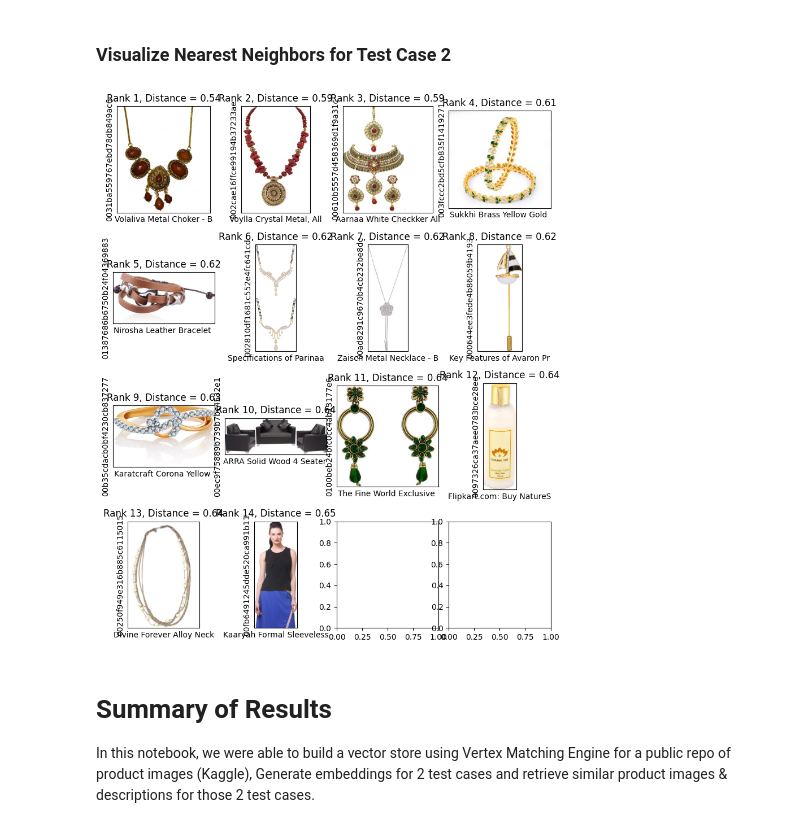
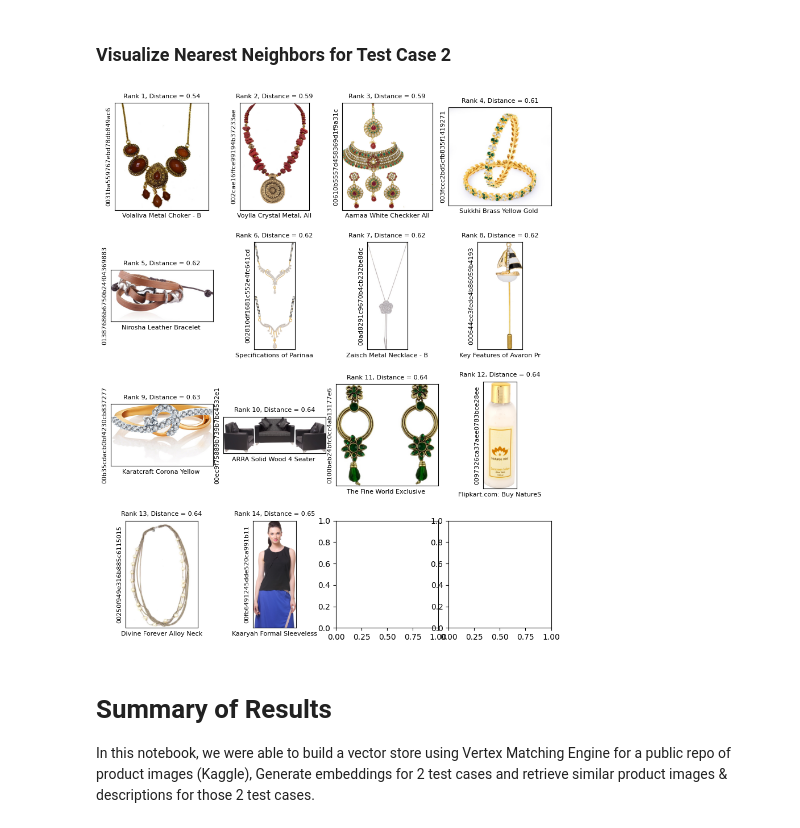
Before and after one commit to guruvittal/codesamples, a Jupyter notebook: Embeddings_Demo.ipynb, the cells around one changed output. Drawn from its saved outputs; the diff is of its cells as text; code cells hidden in the pictures.

```diff
--- a/Embeddings_Demo.ipynb
+++ b/Embeddings_Demo.ipynb
@@ -744,10 +744,10 @@ for i, datalist in enumerate(sorted_data):
     axs[row_idx, col_idx].imshow(image, cmap="gray")
 
     # Set the title of the subplot to the image index and score
-    axs[row_idx, col_idx].set_title(f"Rank {i+1}, Distance = {Dist:.2f}")  # noqa
+    axs[row_idx, col_idx].set_title(f"Rank {i+1}, Distance = {Dist:.2f}", fontsize=8)  # noqa
     #axs[row_idx, col_idx].annotate(f"{neighbor_description[:10]}", (1, 1), fontsize=10)
-    axs[row_idx, col_idx].set_xlabel(f"{neighbor_description[:25]}")
-    axs[row_idx, col_idx].set_ylabel(f"{id[:25]}")
+    axs[row_idx, col_idx].set_xlabel(f"{neighbor_description[:25]}", fontsize=8)
+    axs[row_idx, col_idx].set_ylabel(f"{id[:25]}", fontsize=8)
 
 
     # Remove ticks from the subplot
@@ -841,37 +841,37 @@ for i, datalist in enumerate(sorted_data):
     image_path = ast.literal_eval(df["image"][df["uniq_id"]== id].iloc[0])[0]
     Dist = datalist.distance
     neighbor_description = df["description"][df["uniq_id"]== id].iloc[0]
 
     # Calculate the row and column index for the current image
     row_idx = i // num_cols
     col_idx = i % num_cols
 
         # Check if image_path is a remote URL
     if image_path.startswith("http://") or image_path.startswith("https://"):
         ObjectImage = requests.get(image_path)
         image = Image.open(BytesIO(ObjectImage.content))
     else:
         image = Image.open(image_path)
 
     # Display the image in the current subplot
     axs[row_idx, col_idx].imshow(image, cmap="gray")
 
     # Set the title of the subplot to the image index and score
-    axs[row_idx, col_idx].set_title(f"Rank {i+1}, Distance = {Dist:.2f}")  # noqa
+    axs[row_idx, col_idx].set_title(f"Rank {i+1}, Distance = {Dist:.2f}", fontsize=8)  # noqa
     #axs[row_idx, col_idx].annotate(f"{neighbor_description[:10]}", (1, 1), fontsize=10)
-    axs[row_idx, col_idx].set_xlabel(f"{neighbor_description[:25]}")
-    axs[row_idx, col_idx].set_ylabel(f"{id[:25]}")
+    axs[row_idx, col_idx].set_xlabel(f"{neighbor_description[:25]}", fontsize=8)
+    axs[row_idx, col_idx].set_ylabel(f"{id[:25]}", fontsize=8)
 
 
     # Remove ticks from the subplot
     axs[row_idx, col_idx].set_xticks([])
     axs[row_idx, col_idx].set_yticks([])
 
 # Adjust the spacing between subplots and display the plot
 plt.subplots_adjust(hspace=0.3, wspace=0.1)
 plt.show()
 # %% [output]
-[figure, old version]
+[figure, new version]
 # %% [markdown]
 # Summary of Results
 
```
Also changed, not shown: parts of 4 cells of this notebook.
